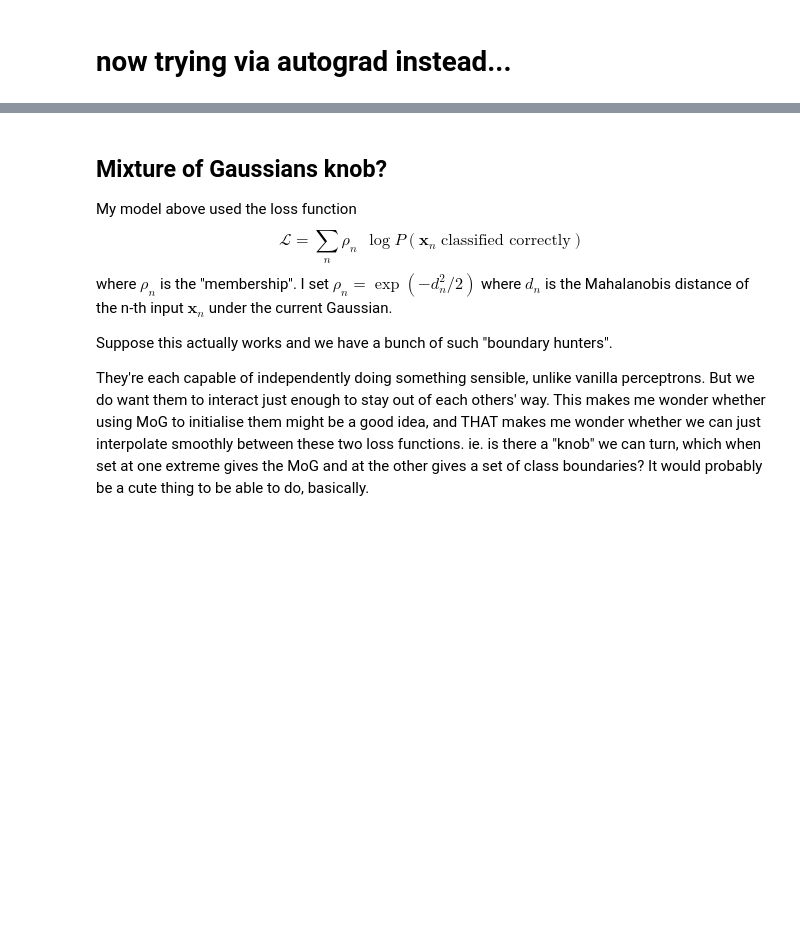
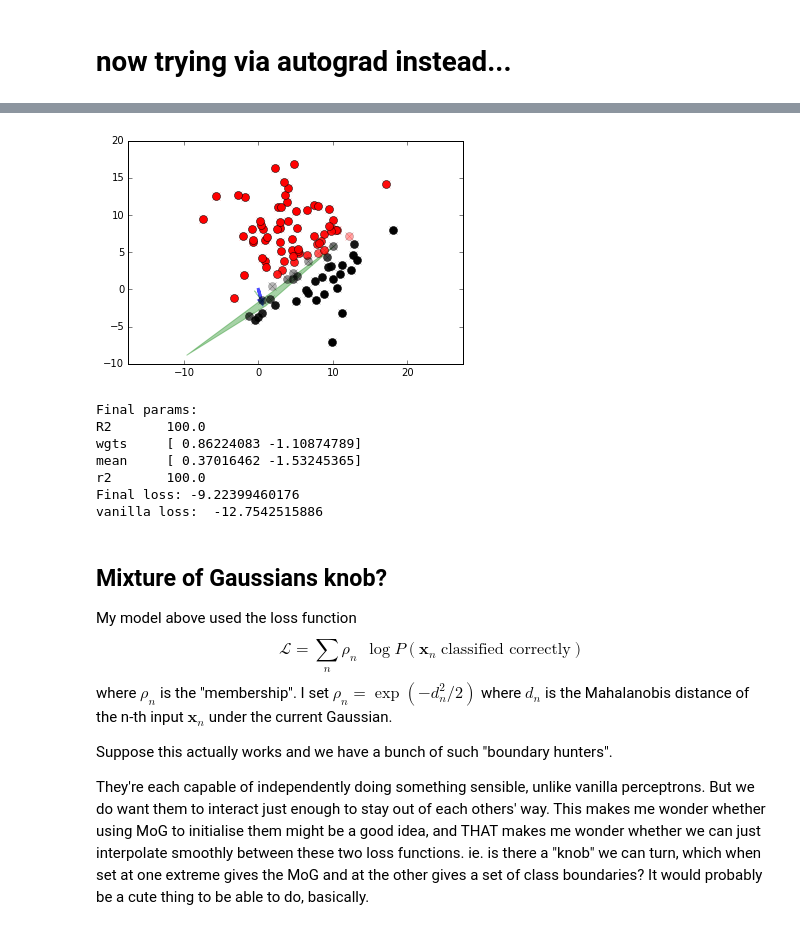
Before and after one commit to LukeInkster/comp421, a Jupyter notebook: old/mobile-Perceptron.ipynb, the cells around one changed output, grey strips where cells are left out. Drawn from its saved outputs; the diff is of its cells as text; code cells hidden in the pictures; blank space fills up the shorter version.

```diff
--- a/old/mobile-Perceptron.ipynb
+++ b/old/mobile-Perceptron.ipynb
@@ -137,0 +128,23 @@ loss: -4.87352144649
+# %%
+# Define a function that returns a loss...
+def calc_membership(tildex, W, r2, R2):
+    Dr2 = np.power(np.dot(tildex, W), 2.0)
+    L2X = (np.power(tildex, 2.0)).sum(1)
+    DR2 = L2X - Dr2
+    dist2 = (Dr2/r2) + (DR2/R2)  # rescaled 'distance' to the shifted 'origin'
+    membership = np.exp(-0.5*dist2)
+    #print(membership)
+    return np.array(membership)
+
+def training_loss_mobile(params):
+    tildex = X - params['mean']
+    W, r2, R2 = params['wgts'], params['r2'], params['R2']
+    membership = calc_membership(tildex, W, r2, R2)
+    phi = np.dot(tildex, W)
+    Y = sigmoid(phi)  # Sigmoid perceptron ('logistic regression')
+
+    #Y = sigmoid(np.dot(X-params['mean'],params['wgts'])).reshape(Npats,1)
+    loss = np.sum(membership*(Targ*np.log(Y) + (1-Targ)*np.log(1-Y)))
+    return loss
+
+training_loss_gradient = grad(training_loss_mobile)
@@ -138,3 +164,21 @@ loss: -4.87352144649
+# %%
+for t in range(100):
+    params,Y = do_one_autograd_step(params,X,Targ,rate)
+show_result()
+print("Final params:")
+for key in params.keys():
+    print(key,'\t', params[key])
+print("Final loss:", training_loss_mobile(params))
+print('vanilla loss: ', np.sum(Targ*np.log(Y) + (1-Targ)*np.log(1-Y)))
+# %% [output]
+[figure, added]
+Final params:
+R2       100.0
+wgts     [ 0.86224083 -1.10874789]
+mean     [ 0.37016462 -1.53245365]
+r2       100.0
+Final loss: -9.22399460176
+vanilla loss:  -12.7542515886
 # %% [markdown]
 ## Mixture of Gaussians knob?
 
```
Also changed, not shown: parts of 10 cells of this notebook, 2 other files.
